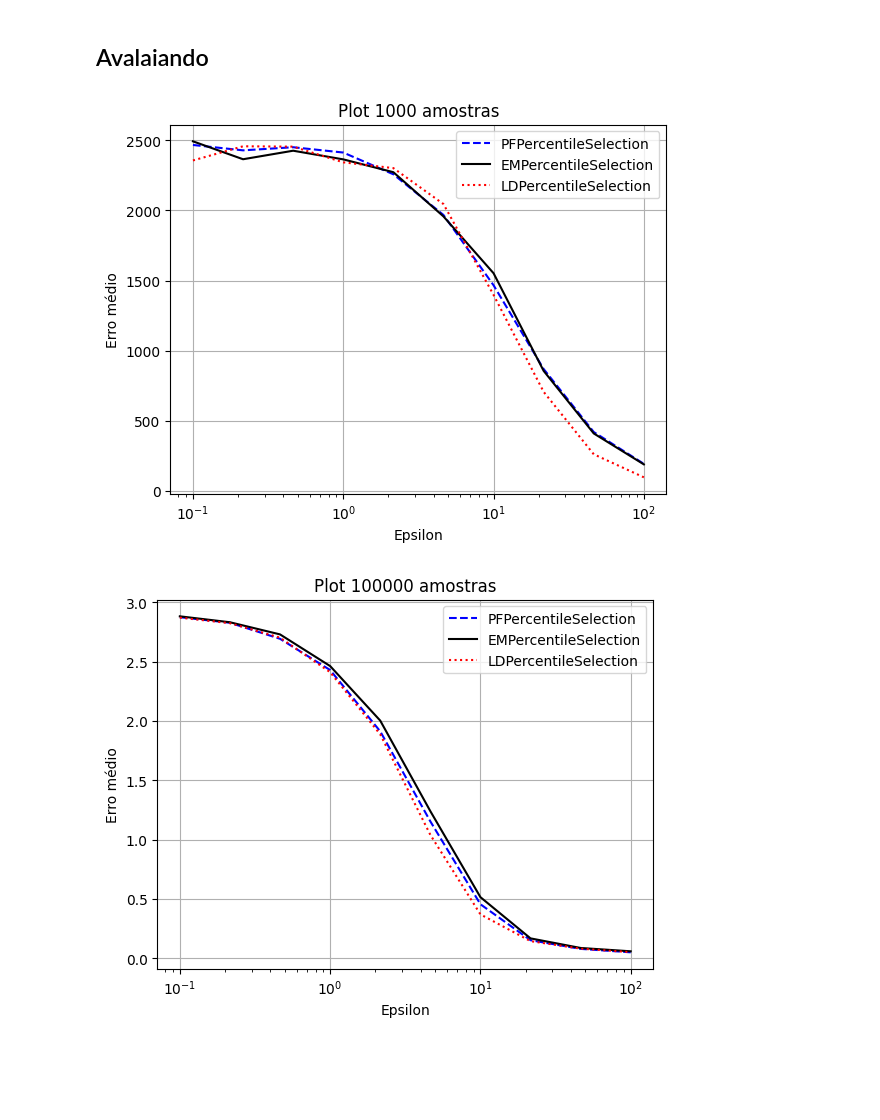
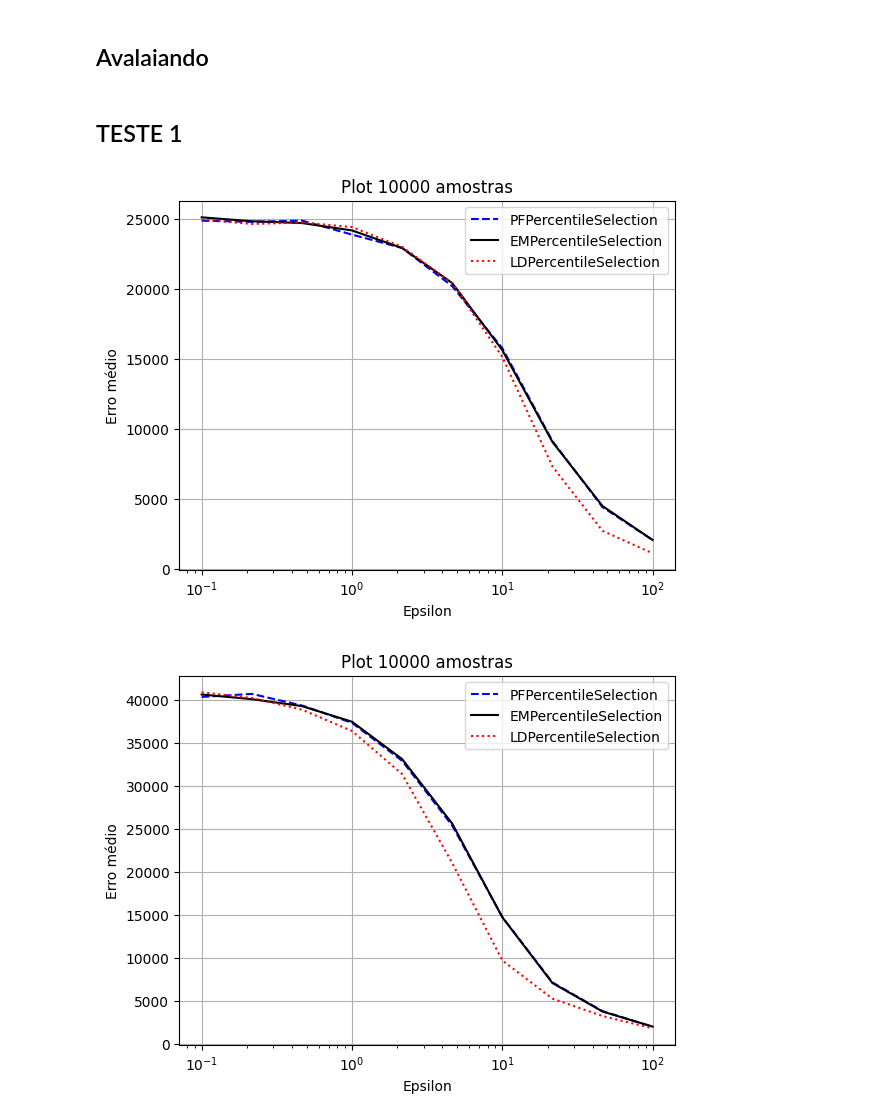
Before and after one commit to kalebemaiaa/localDampening, a Jupyter notebook: ID3_algoritmo.ipynb, the cells around one changed output. Cells and saved outputs as stored; diff of their text form; code cells hidden in the pictures; blank space fills up the shorter version.

```diff
--- a/ID3_algoritmo.ipynb
+++ b/ID3_algoritmo.ipynb
@@ -783,7 +815,7 @@ def score_func_alg5(x, idx, param):
 ## Avalaiando
 # %%
 def avaliation(x, score_func, epsilon_range, max_u = None,
-               n_amostras = 10000, delta_func = None, max_utility = None):
+               n_amostras = 10000, delta_func = None, max_utility = None, name_fig = None):
     data_exp = []
     data_paf = []
     data_ldm = []
@@ -830,6 +862,7 @@ def avaliation(x, score_func, epsilon_range, max_u = None,
     plt.ylabel("Erro médio")
     plt.xscale('log')
     plt.grid(True)
+    plt.savefig(f"./plots/{name_fig}_{n_amostras}_.svg")
     plt.show()
 
     return data_exp, data_paf, data_ldm
@@ -836,34 +872,32 @@ def avaliation(x, score_func, epsilon_range, max_u = None,
+# %% [markdown]
+## TESTE 1
+# %%
+n_array = 10000
+lam = 10**5
+array_aleatorio = np.sort(np.random.rand(n_array) * lam)
 # %%
-epsilons = np.logspace(-1, 2, 10)
-n_array = 1000
-lam = 10**4
 percent = 50
 percentile = int(np.ceil(percent / 100 * (n_array)))
 parameters = [lam, percentile]
-array_aleatorio = np.sort(np.random.rand(n_array) * lam)
-n_amostras = 1000
 evalueate_1 = avaliation(array_aleatorio,
                            score_func_alg5,
                            epsilons,
                            max_u = parameters,
                            n_amostras=n_amostras,
-                           delta_func=local_sensivity_at_tDistance_alg5)
+                           delta_func=local_sensivity_at_tDistance_alg5,
+                           name_fig=f"max_{lam}_{percent}p_p1")
 # %% [output]
-[figure, old version]
+[figure, new version]
 # %%
-epsilons = np.logspace(-1, 2, 10)
-n_array = 10
-lam = 10**1
-percent = 5
+percent = 90
 percentile = int(np.ceil(percent / 100 * (n_array)))
 parameters = [lam, percentile]
-array_aleatorio = np.sort(np.random.rand(n_array) * lam)
-n_amostras = 100000
 evalueate_1 = avaliation(array_aleatorio,
                            score_func_alg5,
                            epsilons,
                            max_u = parameters,
                            n_amostras=n_amostras,
-                           delta_func=local_sensivity_at_tDistance_alg5)
+                           delta_func=local_sensivity_at_tDistance_alg5,
+                           name_fig=f"max_{lam}_{percent}p_p1")
 # %% [output]
-[figure, old version]
+[figure, new version]
```
Also changed, not shown: parts of 29 cells of this notebook, 18 other files.
